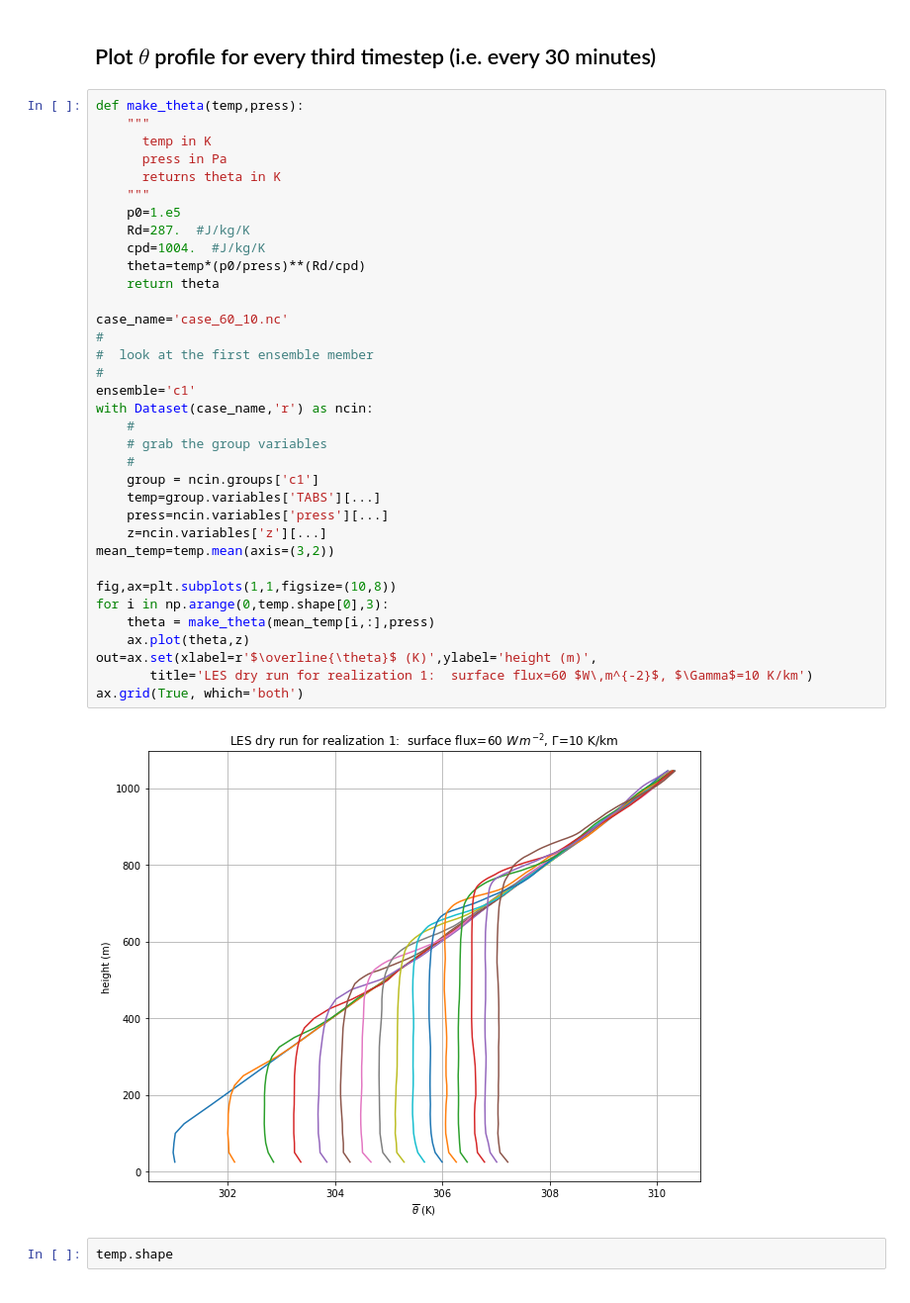
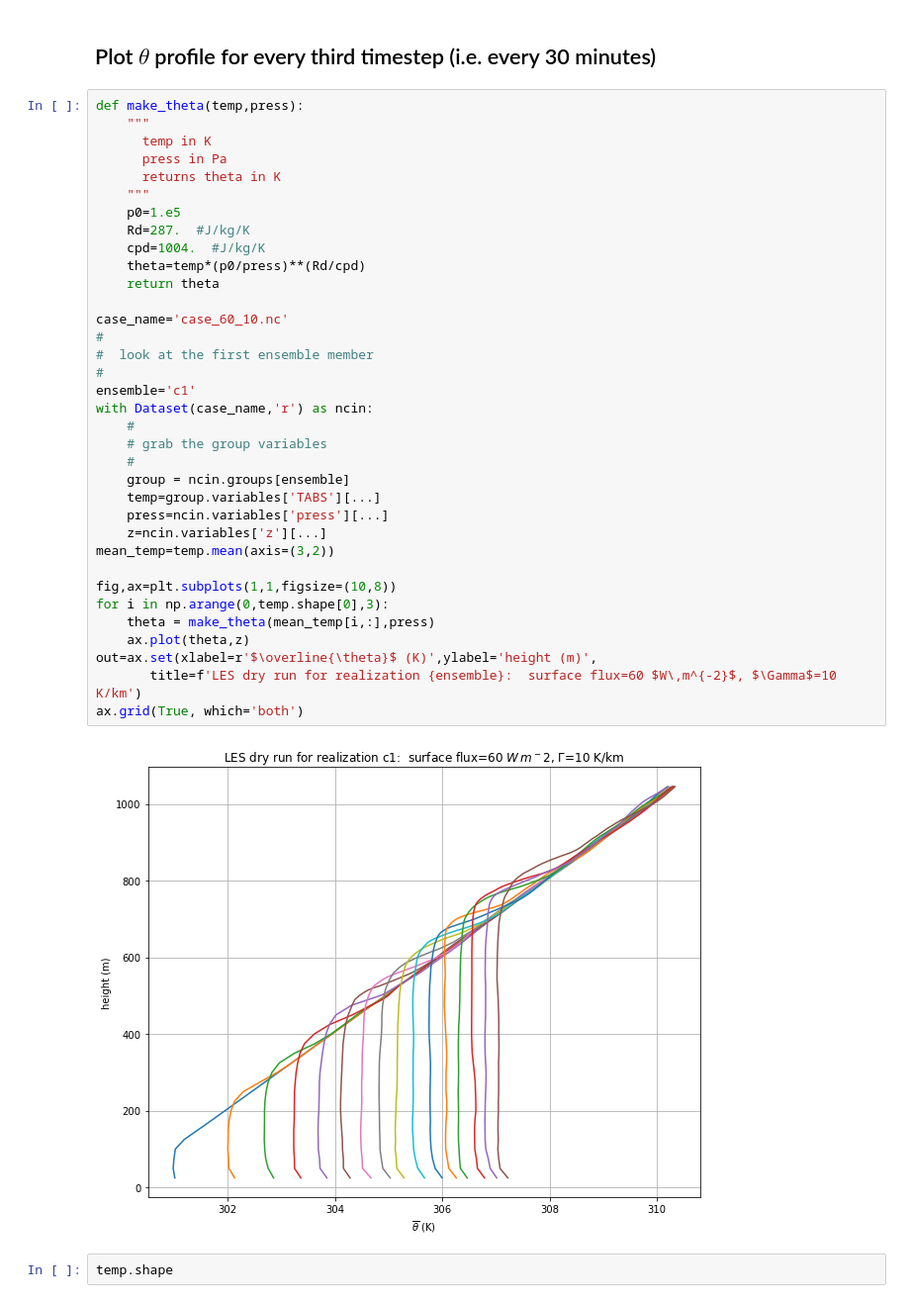
Before and after one commit to rsteinhart/a500_notebooks, a Jupyter notebook: notebooks/dry_les.ipynb, the cells around one changed output. Shown at 99% size. Drawn from its saved outputs; the diff is of its cells as text.

```diff
--- a/notebooks/dry_les.ipynb
+++ b/notebooks/dry_les.ipynb
@@ -82,36 +128,36 @@ def make_theta(temp,press):
       press in Pa
       returns theta in K
     """
     p0=1.e5
     Rd=287.  #J/kg/K
     cpd=1004.  #J/kg/K
     theta=temp*(p0/press)**(Rd/cpd)
     return theta
 
 case_name='case_60_10.nc'
 #
 #  look at the first ensemble member
 #
 ensemble='c1'
 with Dataset(case_name,'r') as ncin:
     #
     # grab the group variables
     #
-    group = ncin.groups['c1']
+    group = ncin.groups[ensemble]
     temp=group.variables['TABS'][...]
     press=ncin.variables['press'][...]
     z=ncin.variables['z'][...]
 mean_temp=temp.mean(axis=(3,2))
 
 fig,ax=plt.subplots(1,1,figsize=(10,8))
 for i in np.arange(0,temp.shape[0],3):
     theta = make_theta(mean_temp[i,:],press)
     ax.plot(theta,z)
 out=ax.set(xlabel=r'$\overline{\theta}$ (K)',ylabel='height (m)',
-       title='LES dry run for realization 1:  surface flux=60 $W\,m^{-2}$, $\Gamma$=10 K/km')
+       title=f'LES dry run for realization {ensemble}:  surface flux=60 $W\,m^{-2}$, $\Gamma$=10 K/km')
 ax.grid(True, which='both')
 # %% [output]
-[figure, old version]
+[figure, new version]
 # %%
 temp.shape
 # %% [output]
```
Also changed, not shown: parts of 14 cells of this notebook, 2 other files.
